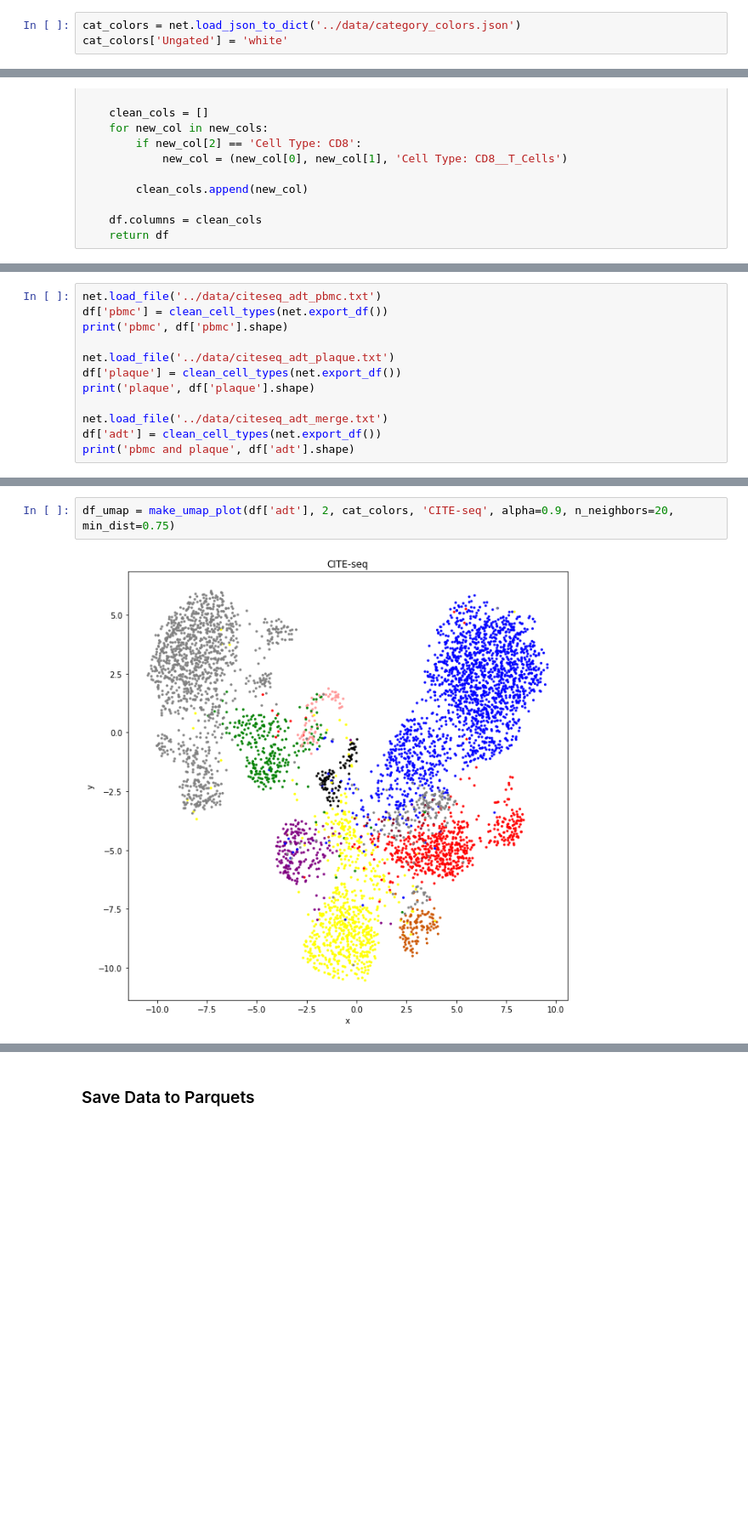
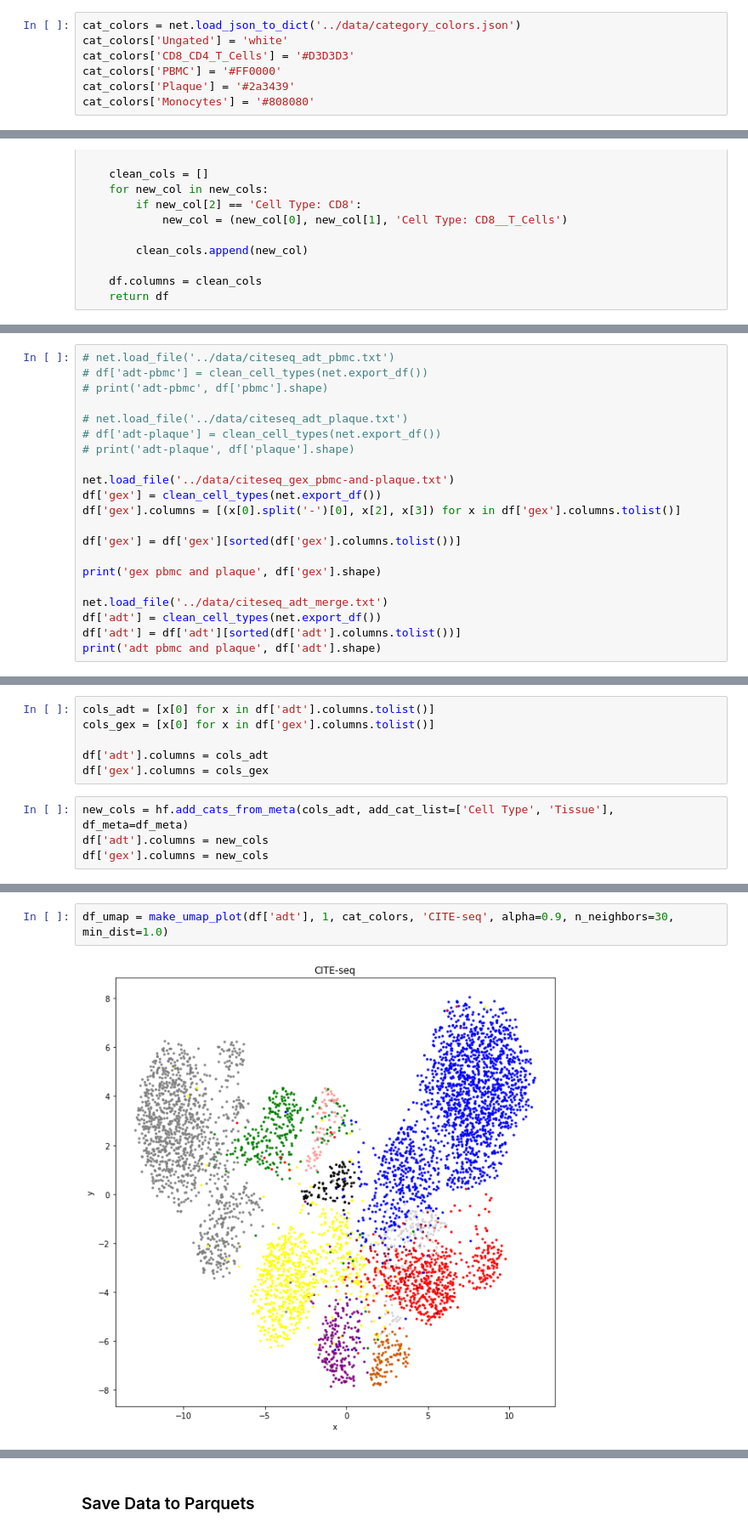
Before and after one commit to giannarelli-lab/Single-Cell-Immune-Profiling-of-Atherosclerotic-Plaques, a Jupyter notebook: notebooks/4.0_Prepare_CITE-seq_Dashboard.ipynb, the cells around one changed output, grey strips where cells are left out. Shown at 85% size. Drawn from its saved outputs; the diff is of its cells as text; blank space fills up the shorter version.

```diff
--- a/notebooks/4.0_Prepare_CITE-seq_Dashboard.ipynb
+++ b/notebooks/4.0_Prepare_CITE-seq_Dashboard.ipynb
@@ -81,3 +83,7 @@ def make_umap_plot(df, cat_index, colors_dict, title, min_dist=1.0, n_neighbors=
 # %%
 cat_colors = net.load_json_to_dict('../data/category_colors.json')
 cat_colors['Ungated'] = 'white'
+cat_colors['CD8_CD4_T_Cells'] = '#D3D3D3'
+cat_colors['PBMC'] = '#FF0000'
+cat_colors['Plaque'] = '#2a3439'
+cat_colors['Monocytes'] = '#808080'
@@ -97,13 +127,22 @@ def clean_cell_types(df):
 # %%
-net.load_file('../data/citeseq_adt_pbmc.txt')
-df['pbmc'] = clean_cell_types(net.export_df())
-print('pbmc', df['pbmc'].shape)
+# net.load_file('../data/citeseq_adt_pbmc.txt')
+# df['adt-pbmc'] = clean_cell_types(net.export_df())
+# print('adt-pbmc', df['pbmc'].shape)
 
-net.load_file('../data/citeseq_adt_plaque.txt')
-df['plaque'] = clean_cell_types(net.export_df())
-print('plaque', df['plaque'].shape)
+# net.load_file('../data/citeseq_adt_plaque.txt')
+# df['adt-plaque'] = clean_cell_types(net.export_df())
+# print('adt-plaque', df['plaque'].shape)
+
+net.load_file('../data/citeseq_gex_pbmc-and-plaque.txt')
+df['gex'] = clean_cell_types(net.export_df())
+df['gex'].columns = [(x[0].split('-')[0], x[2], x[3]) for x in df['gex'].columns.tolist()]
+
+df['gex'] = df['gex'][sorted(df['gex'].columns.tolist())]
+
+print('gex pbmc and plaque', df['gex'].shape)
 
 net.load_file('../data/citeseq_adt_merge.txt')
 df['adt'] = clean_cell_types(net.export_df())
-print('pbmc and plaque', df['adt'].shape)
+df['adt'] = df['adt'][sorted(df['adt'].columns.tolist())]
+print('adt pbmc and plaque', df['adt'].shape)
 # %% [output]
@@ -112,0 +168,10 @@ pbmc and plaque (21, 5232)
+# %%
+cols_adt = [x[0] for x in df['adt'].columns.tolist()]
+cols_gex = [x[0] for x in df['gex'].columns.tolist()]
+
+df['adt'].columns = cols_adt
+df['gex'].columns = cols_gex
+# %%
+new_cols = hf.add_cats_from_meta(cols_adt, add_cat_list=['Cell Type', 'Tissue'], df_meta=df_meta)
+df['adt'].columns = new_cols
+df['gex'].columns = new_cols
@@ -123,5 +204,5 @@ df['adt'].head()
 # %%
-df_umap = make_umap_plot(df['adt'], 2, cat_colors, 'CITE-seq', alpha=0.9, n_neighbors=20, min_dist=0.75)
+df_umap = make_umap_plot(df['adt'], 1, cat_colors, 'CITE-seq', alpha=0.9, n_neighbors=30, min_dist=1.0)
 # %% [output]
-[figure, old version]
+[figure, new version]
 # %%
```
Also changed, not shown: parts of 37 cells of this notebook, 10 other files.
